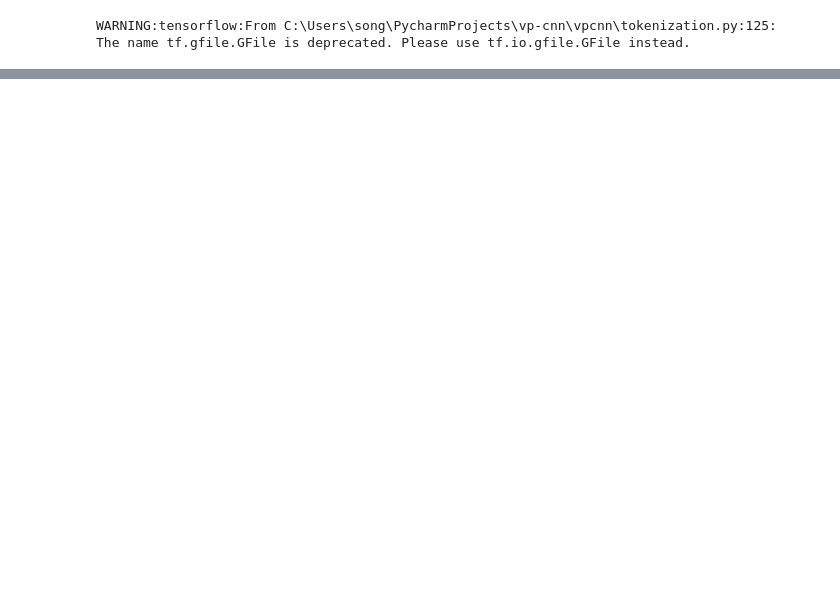
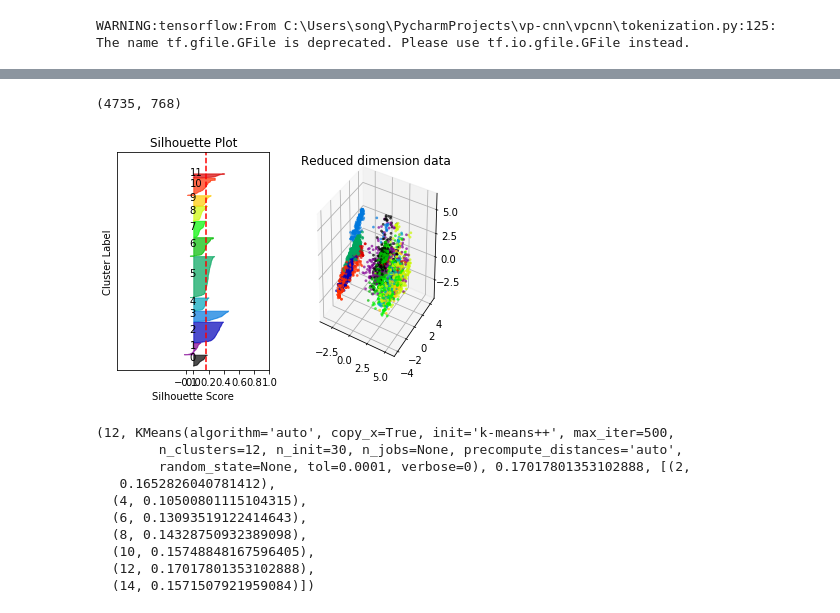
Before and after one commit to QiS9596/vp-cnn, a Jupyter notebook: vpcnn/clustering_bert_embed_tests.ipynb, the cells around one changed output, grey strips where cells are left out. Saved outputs shown, nothing was run; the diff lists cells and outputs as text; code cells hidden in the pictures; blank space fills up the shorter version.

```diff
--- a/vpcnn/clustering_bert_embed_tests.ipynb
+++ b/vpcnn/clustering_bert_embed_tests.ipynb
@@ -25,0 +32,18 @@ print(result[2])
+# %%
+if not os.path.isdir('./data/bert_embed_clustering/VP1617STRICT/you'):
+    os.makedirs('./data/bert_embed_clustering/VP1617STRICT/you')
+manager.clustering_analysis_BERT_token_kmeans('VP1617STRICT', 'you', '-12', plot_fig=True,
+                                              output='./data/bert_embed_clustering/VP1617STRICT/you')
+# %% [output]
+(4735, 768)
+[figure, added]
+(12, KMeans(algorithm='auto', copy_x=True, init='k-means++', max_iter=500,
+        n_clusters=12, n_init=30, n_jobs=None, precompute_distances='auto',
+        random_state=None, tol=0.0001, verbose=0), 0.17017801353102888, [(2,
+   0.1652826040781412),
+  (4, 0.10500801115104315),
+  (6, 0.13093519122414643),
+  (8, 0.14328750932389098),
+  (10, 0.15748848167596405),
+  (12, 0.17017801353102888),
+  (14, 0.1571507921959084)])
```
Also changed, not shown: parts of 4 cells of this notebook, 1 other file.
